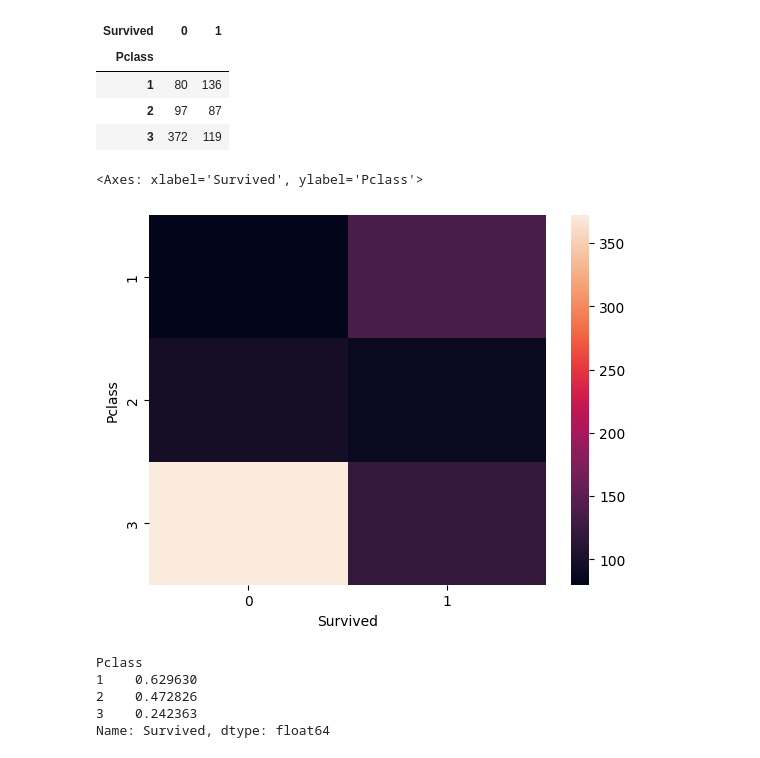
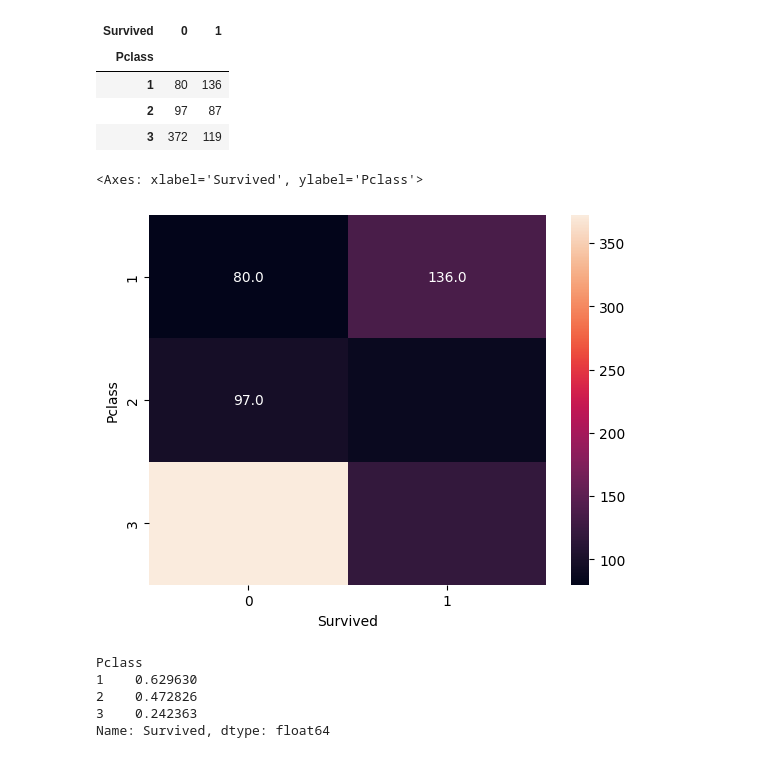
Before and after one commit to vishalsonawane77/MLLL, a Jupyter notebook: EDA/EDA 2.ipynb, the cells around one changed output. Saved outputs shown, nothing was run; the diff lists cells and outputs as text; code cells hidden in the pictures.

```diff
--- a/EDA/EDA 2.ipynb
+++ b/EDA/EDA 2.ipynb
@@ -119,10 +119,10 @@ pd.crosstab(titanic['Pclass'],titanic['Survived'])
 | 2 | 97 | 87 |
 | 3 | 372 | 119 |
 # %%
-sns.heatmap(pd.crosstab(titanic['Pclass'],titanic['Survived']))
+sns.heatmap(pd.crosstab(titanic['Pclass'],titanic['Survived']),annot=True,fmt=".1f")
 # %% [output]
 <Axes: xlabel='Survived', ylabel='Pclass'>
-[figure, old version]
+[figure, new version]
 # %%
 # Group by 'sex' column and calculate the mean age for each gender
 mean_age_by_sex = titanic.groupby('Pclass')['Survived'].mean()
```
Also changed, not shown: parts of 6 cells of this notebook, 4 other files.
